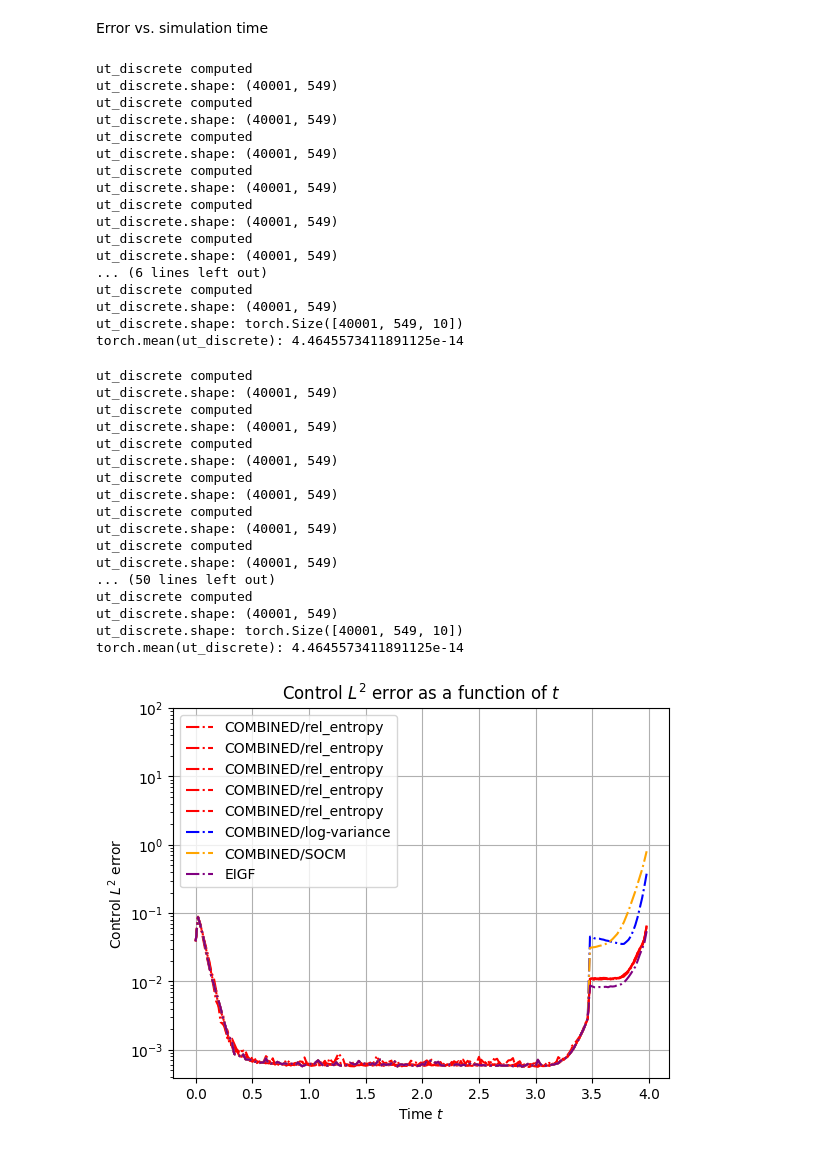
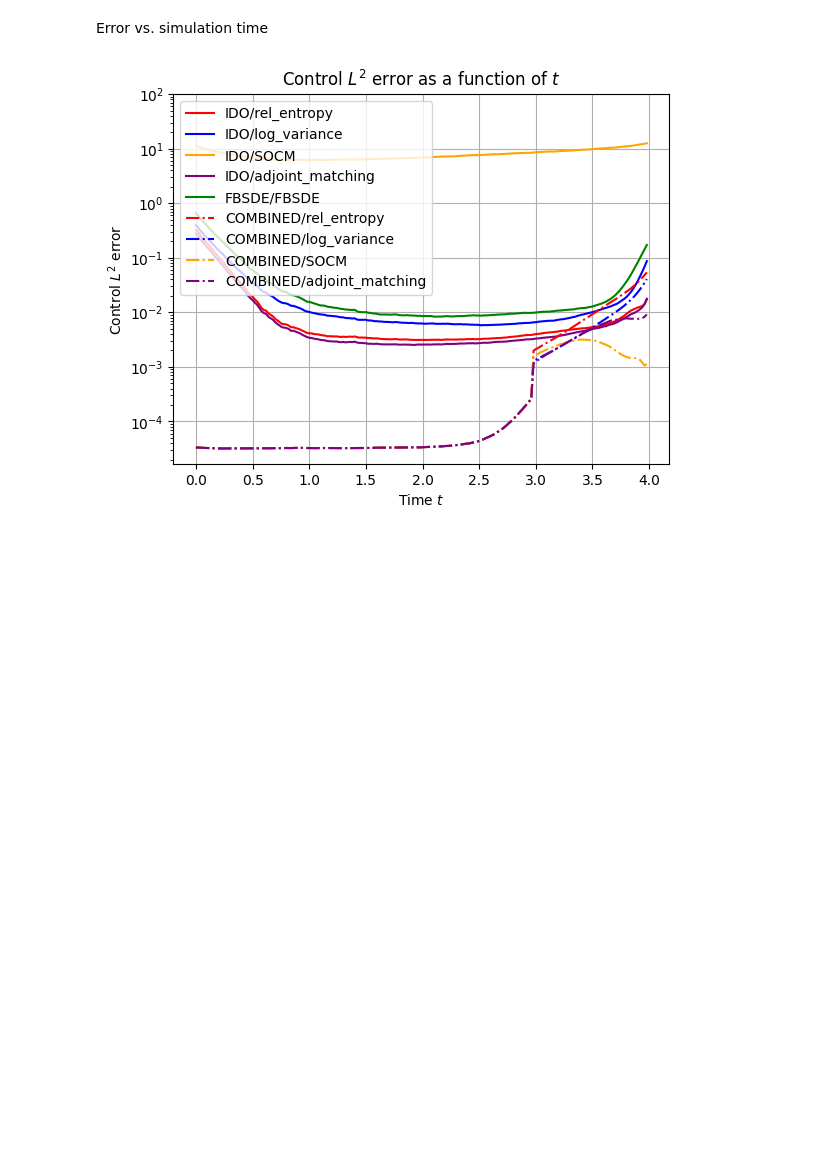
Before and after one commit to lclaeys/eigenfunction-solver, a Jupyter notebook: plots.ipynb, the cells around one changed output. Drawn from its saved outputs; the diff is of its cells as text; code cells hidden in the pictures; blank space fills up the shorter version.

```diff
--- a/plots.ipynb
+++ b/plots.ipynb
@@ -62,7 +62,7 @@ for k in ks:
 # Add colorbar
 cbar = fig.colorbar(sm, ax=ax)
 cbar.set_label('Number of eigenfunctions')
-ax.set_ylabel('Control error $\|u-u^*\|^2$')
+ax.set_ylabel(r'Control error $\|u-u^*\|^2$')
 ax.set_xlabel('Time $t$')
 ax.set_title('Control $L^2$ error vs. time $t$\n (truncated eigenfunction solution)')
 ax.grid()
@@ -177,10 +177,10 @@ with plt.rc_context({'font.size': 12}):
 # %% [markdown]
 ### Control error: IDO vs COMBINED
 # %%
-experiment_name = "double_well_d10"
+experiment_name = "OU_stable_d20"
 run_names = [
-             'IDO/rel_entropy','IDO/log_variance','IDO/SOCM', 'IDO/adjoint_matching','FBSDE/FBSDE'
-             'COMBINED/rel_entropy','COMBINED/log-variance','COMBINED/SOCM', 'COMBINED/adjoint_matching',
+             'IDO/rel_entropy','IDO/log_variance','IDO/SOCM', 'IDO/adjoint_matching','FBSDE/FBSDE',
+             'COMBINED/rel_entropy','COMBINED/log_variance','COMBINED/SOCM', 'COMBINED/adjoint_matching',
              ]
 # %% [markdown]
 Error vs iteration
@@ -248,7 +248,7 @@ with plt.rc_context({'font.size': 12}):
     ax.grid()
     ax.set_xlabel('Time (s)' if index=="time" else "Iteration")
 
-    ax.set_xlim(0,30000)
+    #ax.set_xlim(0,30000)
     #ax.set_ylim(1e-4,10)
     plt.legend()
 
@@ -261,10 +261,10 @@ Error vs. simulation time
 # %%
 run_names = [
              'IDO/rel_entropy','IDO/log_variance','IDO/SOCM', 'IDO/adjoint_matching','FBSDE/FBSDE',
-             'COMBINED/rel_entropy','COMBINED/log-variance','COMBINED/SOCM', 'COMBINED/adjoint_matching',
+             'COMBINED/rel_entropy','COMBINED/log_variance','COMBINED/SOCM', 'COMBINED/adjoint_matching',
              ]
 # %%
-itrs = [25000]*(len(run_names))
+itrs = [75000]*(len(run_names))
 labels = run_names
 for i in range(len(run_names)):
     cfg = OmegaConf.load(f'experiments/{experiment_name}/{run_names[i]}/cfg.yaml')
@@ -315,66 +315,32 @@ for i in range(len(run_names)):
         except FileNotFoundError as e:
             print('Error: Please train EIGF model before attempting to train combined model!')
             raise e
 
         neural_sde.load_state_dict(checkpoint, strict=False)
     solver = SOC_Solver(
             neural_sde,
             x0,
             None,
             T=cfg.T,
             num_steps=cfg.num_steps,
             lmbd=cfg.lmbd,
             d=cfg.d,
             sigma=sigma,
             solver_cfg=cfg.solver
         )
     if cfg.method != "EIGF":
-        solver.load_state_dict(torch.load(f'experiments/{experiment_name}/{run_names[i]}/solver_weights_{itrs[i]:_}.pth',map_location='cuda:5'),strict=True)
+        solver.load_state_dict(torch.load(f'experiments/{experiment_name}/{run_names[i]}/solver_weights_{itrs[i]:_}.pth',map_location='cuda:5',weights_only=True),strict=True)
     learned_control = solver.neural_sde.control(ts[:-1],states[:-1]).cpu()
     norm_sqd_diff = torch.sum((target_control - learned_control) ** 2,dim=-1).mean(dim=1)
     plt.plot(ts[:-1].cpu(),norm_sqd_diff.detach().cpu(),label=labels[i],color=colors[i],ls=ls[i])
 
 plt.yscale('log')
 plt.ylim(None,1e2)
 plt.grid()
 plt.legend(loc='upper left')
 plt.xlabel('Time $t$')
 plt.ylabel('Control $L^2$ error')
 plt.title('Control $L^2$ error as a function of $t$')
 plt.show()
 # %% [output]
-ut_discrete computed
-ut_discrete.shape: (40001, 549)
-ut_discrete computed
-ut_discrete.shape: (40001, 549)
-ut_discrete computed
-ut_discrete.shape: (40001, 549)
-ut_discrete computed
-ut_discrete.shape: (40001, 549)
-ut_discrete computed
-ut_discrete.shape: (40001, 549)
-ut_discrete computed
-ut_discrete.shape: (40001, 549)
-... (6 lines left out)
-ut_discrete computed
-ut_discrete.shape: (40001, 549)
-ut_discrete.shape: torch.Size([40001, 549, 10])
-torch.mean(ut_discrete): 4.4645573411891125e-14
-ut_discrete computed
-ut_discrete.shape: (40001, 549)
-ut_discrete computed
-ut_discrete.shape: (40001, 549)
-ut_discrete computed
-ut_discrete.shape: (40001, 549)
-ut_discrete computed
-ut_discrete.shape: (40001, 549)
-ut_discrete computed
-ut_discrete.shape: (40001, 549)
-ut_discrete computed
-ut_discrete.shape: (40001, 549)
-... (50 lines left out)
-ut_discrete computed
-ut_discrete.shape: (40001, 549)
-ut_discrete.shape: torch.Size([40001, 549, 10])
-torch.mean(ut_discrete): 4.4645573411891125e-14
-[figure, old version]
+[figure, new version]
```
Also changed, not shown: parts of 2 cells of this notebook, 1 other file.
